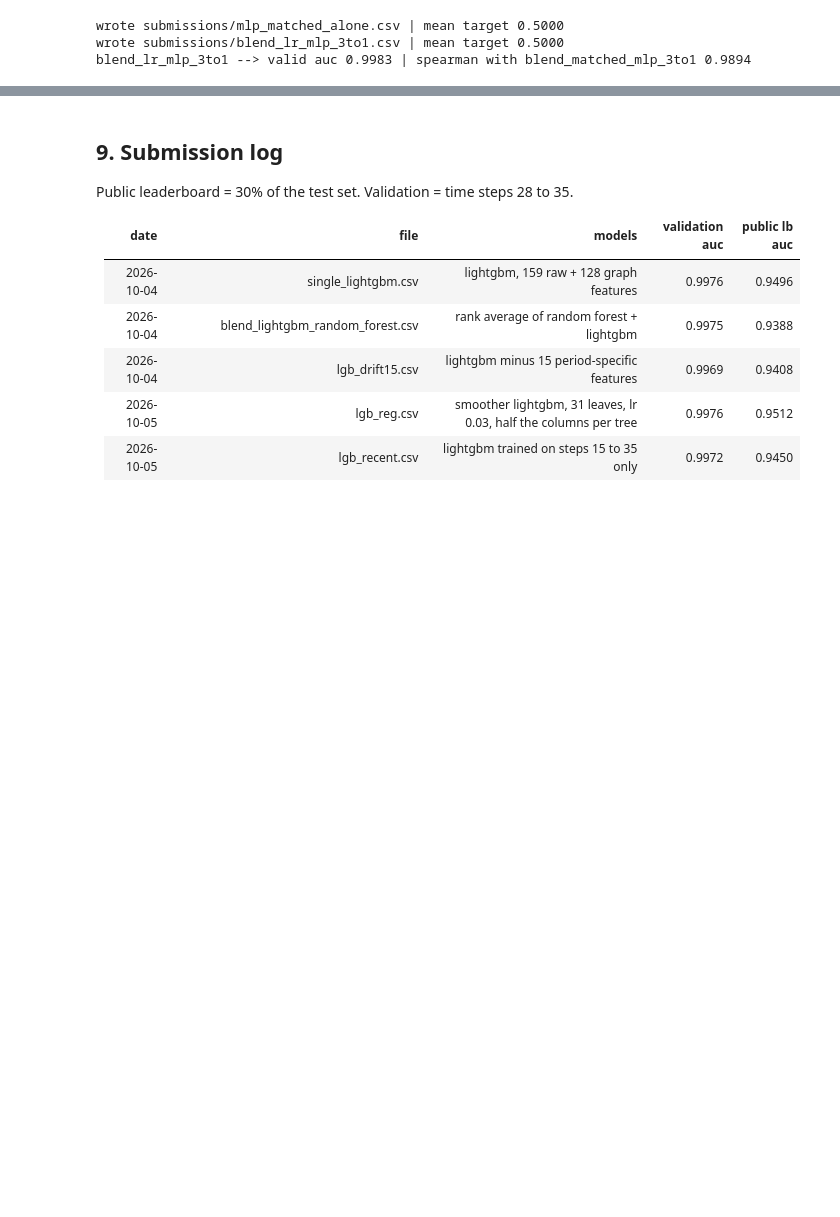
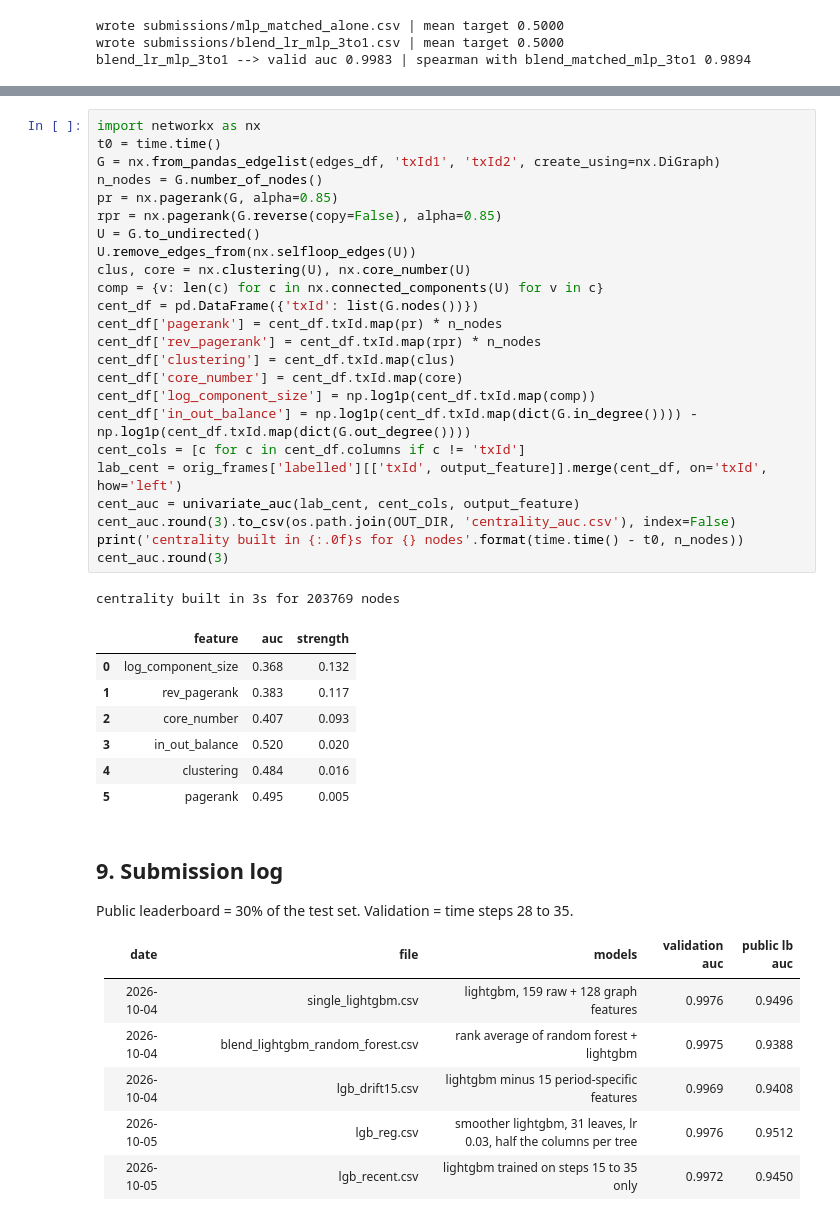
Before and after one commit to ykwong2002/bt4012-kaggle-competition, a Jupyter notebook: e1155727.ipynb, the cells around one changed output, grey strips where cells are left out. Saved outputs shown, nothing was run; the diff lists cells and outputs as text; blank space fills up the shorter version.

```diff
--- a/e1155727.ipynb
+++ b/e1155727.ipynb
@@ -2092,3 +2189,36 @@ blend_matched_mlpfull_3to1 --> valid auc 0.9983 | spearman with blend_matched_ml
+# %%
+import networkx as nx
+t0 = time.time()
+G = nx.from_pandas_edgelist(edges_df, 'txId1', 'txId2', create_using=nx.DiGraph)
+n_nodes = G.number_of_nodes()
+pr = nx.pagerank(G, alpha=0.85)
+rpr = nx.pagerank(G.reverse(copy=False), alpha=0.85)
+U = G.to_undirected()
+U.remove_edges_from(nx.selfloop_edges(U))
+clus, core = nx.clustering(U), nx.core_number(U)
+comp = {v: len(c) for c in nx.connected_components(U) for v in c}
+cent_df = pd.DataFrame({'txId': list(G.nodes())})
+cent_df['pagerank'] = cent_df.txId.map(pr) * n_nodes
+cent_df['rev_pagerank'] = cent_df.txId.map(rpr) * n_nodes
+cent_df['clustering'] = cent_df.txId.map(clus)
+cent_df['core_number'] = cent_df.txId.map(core)
+cent_df['log_component_size'] = np.log1p(cent_df.txId.map(comp))
+cent_df['in_out_balance'] = np.log1p(cent_df.txId.map(dict(G.in_degree()))) - np.log1p(cent_df.txId.map(dict(G.out_degree())))
+cent_cols = [c for c in cent_df.columns if c != 'txId']
+lab_cent = orig_frames['labelled'][['txId', output_feature]].merge(cent_df, on='txId', how='left')
+cent_auc = univariate_auc(lab_cent, cent_cols, output_feature)
+cent_auc.round(3).to_csv(os.path.join(OUT_DIR, 'centrality_auc.csv'), index=False)
+print('centrality built in {:.0f}s for {} nodes'.format(time.time() - t0, n_nodes))
+cent_auc.round(3)
+# %% [output]
+centrality built in 3s for 203769 nodes
+|  | feature | auc | strength |
+| 0 | log_component_size | 0.368 | 0.132 |
+| 1 | rev_pagerank | 0.383 | 0.117 |
+| 2 | core_number | 0.407 | 0.093 |
+| 3 | in_out_balance | 0.520 | 0.020 |
+| 4 | clustering | 0.484 | 0.016 |
+| 5 | pagerank | 0.495 | 0.005 |
 # %% [markdown]
 ## 9. Submission log
 
```
Also changed, not shown: parts of 15 cells of this notebook.
